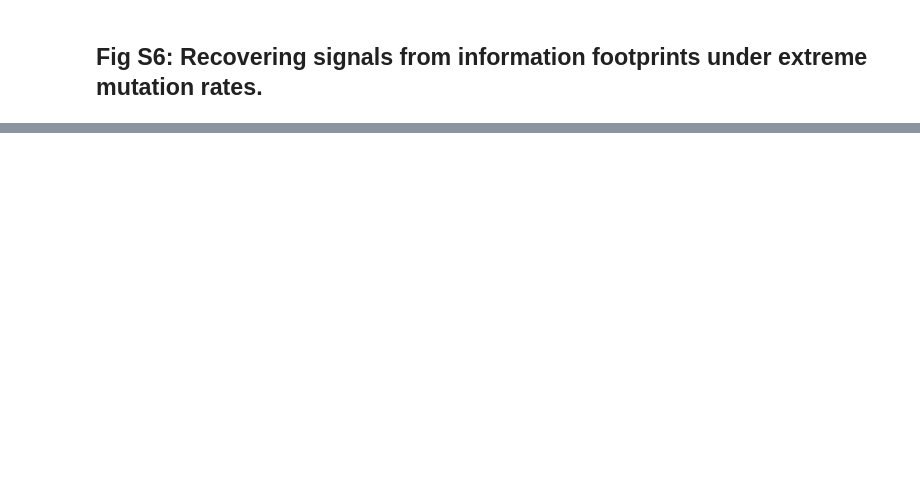
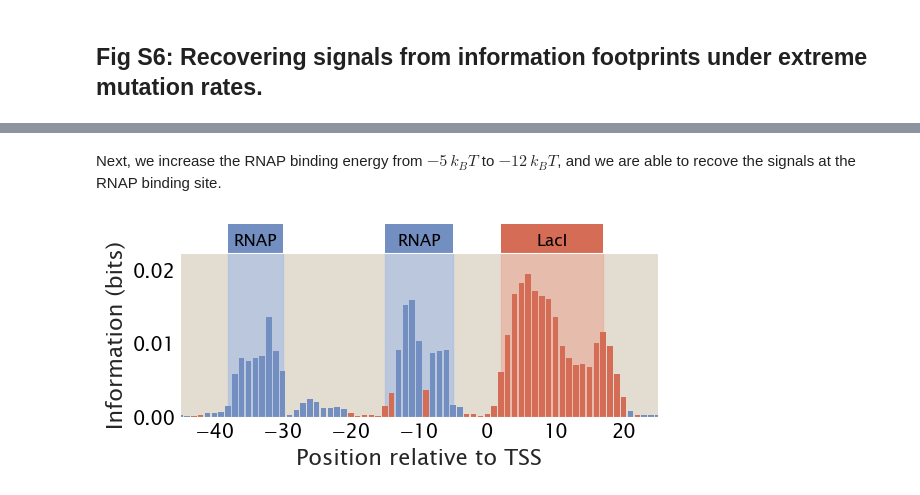
Before and after one commit to RPGroup-PBoC/theoretical_regseq, a Jupyter notebook: SI_notebooks/figS6_recovering_signals.ipynb, the cells around one changed output, grey strips where cells are left out. Cells and saved outputs as stored; diff of their text form; code cells hidden in the pictures; blank space fills up the shorter version.

```diff
--- a/SI_notebooks/figS6_recovering_signals.ipynb
+++ b/SI_notebooks/figS6_recovering_signals.ipynb
@@ -111,0 +70,15 @@ tregs.footprint.plot_footprint(promoter, df, region_params,
+# %% [markdown]
+Next, we increase the RNAP binding energy from $-5\, k_BT$ to $-12\, k_BT$, and we are able to recove the signals at the RNAP binding site.
+# %%
+ep_wt_strong = -12
+
+df = tregs.simulate.sim(promoter, tregs.simulate.simrep_pbound, [rnap_site, rep_site],
+                        *[n_NS, n_p, n_r, rnap_emat, rep_emat, ep_wt_strong, er_wt],
+                        mutrate=0.04)
+
+region_params = [(-38, -30, 'P', 'RNAP'), (-15, -5, 'P', 'RNAP'), (2, 17, 'R', 'LacI')]
+tregs.footprint.plot_footprint(promoter, df, region_params,
+                               x_lims=(-45, 25), fig_width=6,
+                               outfile=out_fdir + 'strong_rnap.pdf')
+# %% [output]
+[figure, added]
```
Also changed, not shown: parts of 34 cells of this notebook, 4 other files.
